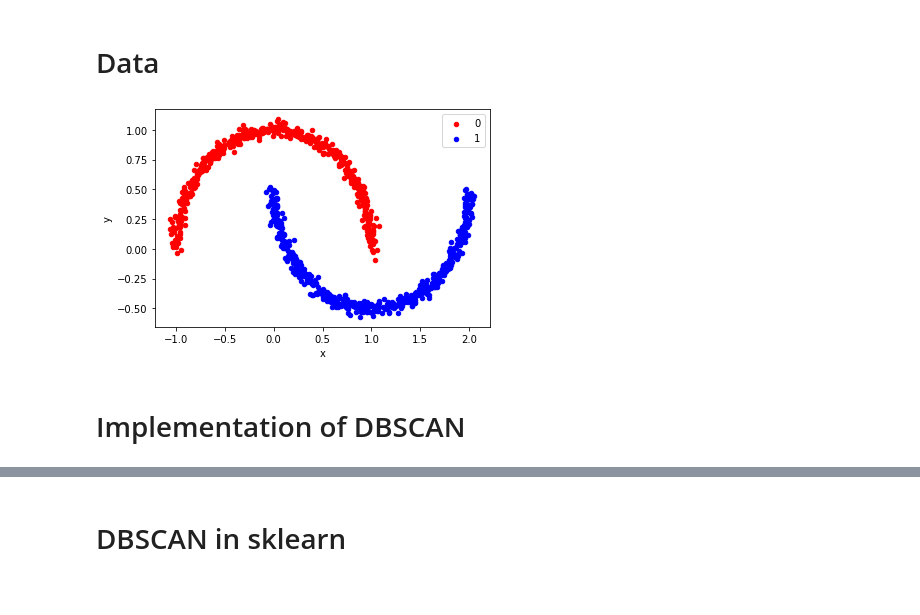
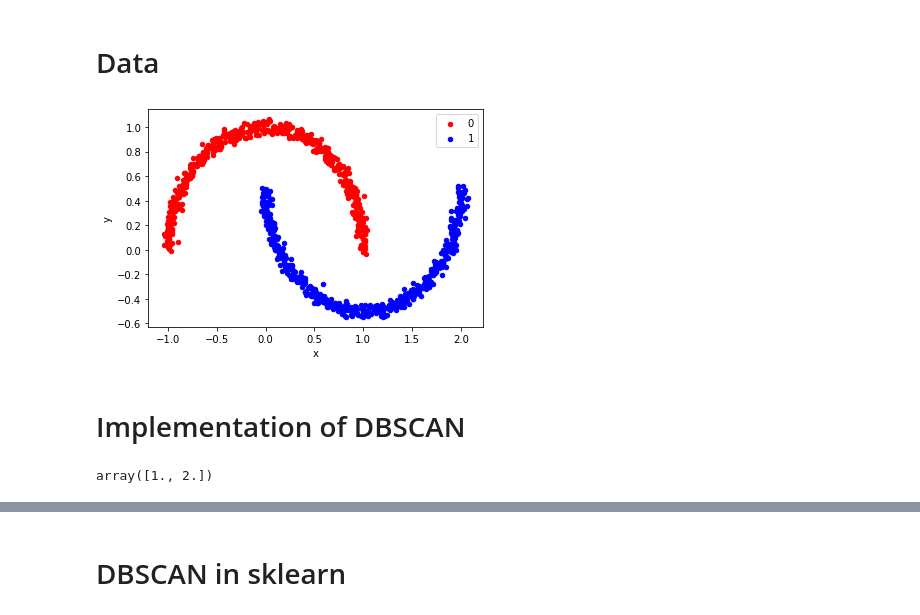
Before and after one commit to Maged152/Maged152-machine-learning-algorithms-implementation, a Jupyter notebook: DBSCAN/DBSACN.ipynb, the cells around one changed output, grey strips where cells are left out. Saved outputs shown, nothing was run; the diff lists cells and outputs as text; code cells hidden in the pictures.

```diff
--- a/DBSCAN/DBSACN.ipynb
+++ b/DBSCAN/DBSACN.ipynb
@@ -13,16 +14,16 @@ warnings.filterwarnings("ignore")
 # %%
 # generate 2d classification dataset
 X, y= make_moons(n_samples=1000, noise=0.03)
 # scatter plot, dots colored by class value
 df = pd.DataFrame(dict(x=X[:,0], y=X[:,1], label=y))
 colors = {0:'red', 1:'blue'}
-fig, ax = pyplot.subplots()
+fig, ax = plt.subplots()
 grouped = df.groupby('label')
 for key, group in grouped:
     group.plot(ax=ax, kind='scatter', x='x', y='y', label=key, color=colors[key])
-pyplot.show()
+plt.show()
 # %% [output]
-[figure, old version]
+[figure, new version]
 # %% [markdown]
 # Implementation of DBSCAN
 # %%
@@ -80,7 +100,10 @@ model=DBSCAN(eps=0.3,minpts=9)
 # %%
 model.fit(df)
-yhat = model.predict(df)
+yhat = model.predict()
 clusters = np.unique(yhat)
+clusters
+# %% [output]
+array([1., 2.])
 # %%
 for cluster in clusters:
     # get row indexes for samples with this cluster
```
Also changed, not shown: parts of 6 cells of this notebook, 1 other file.
